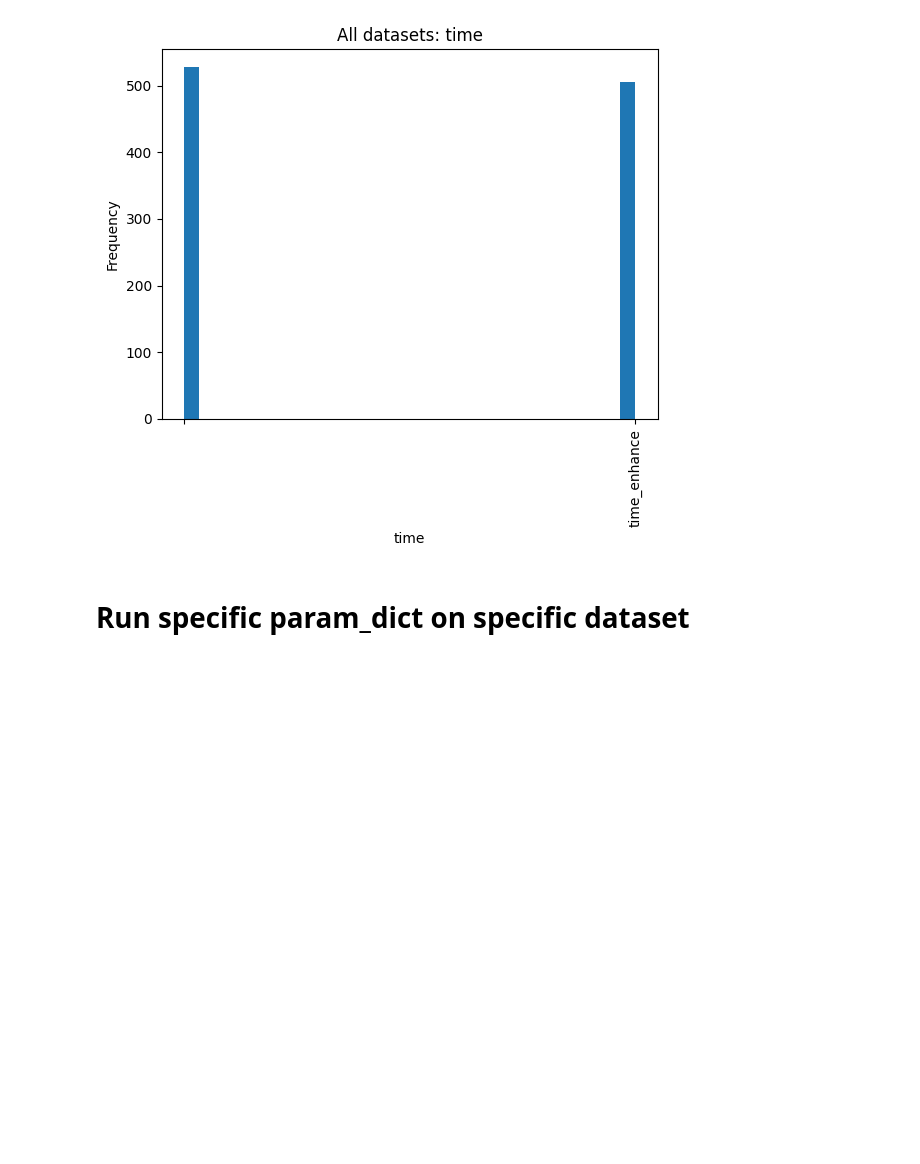
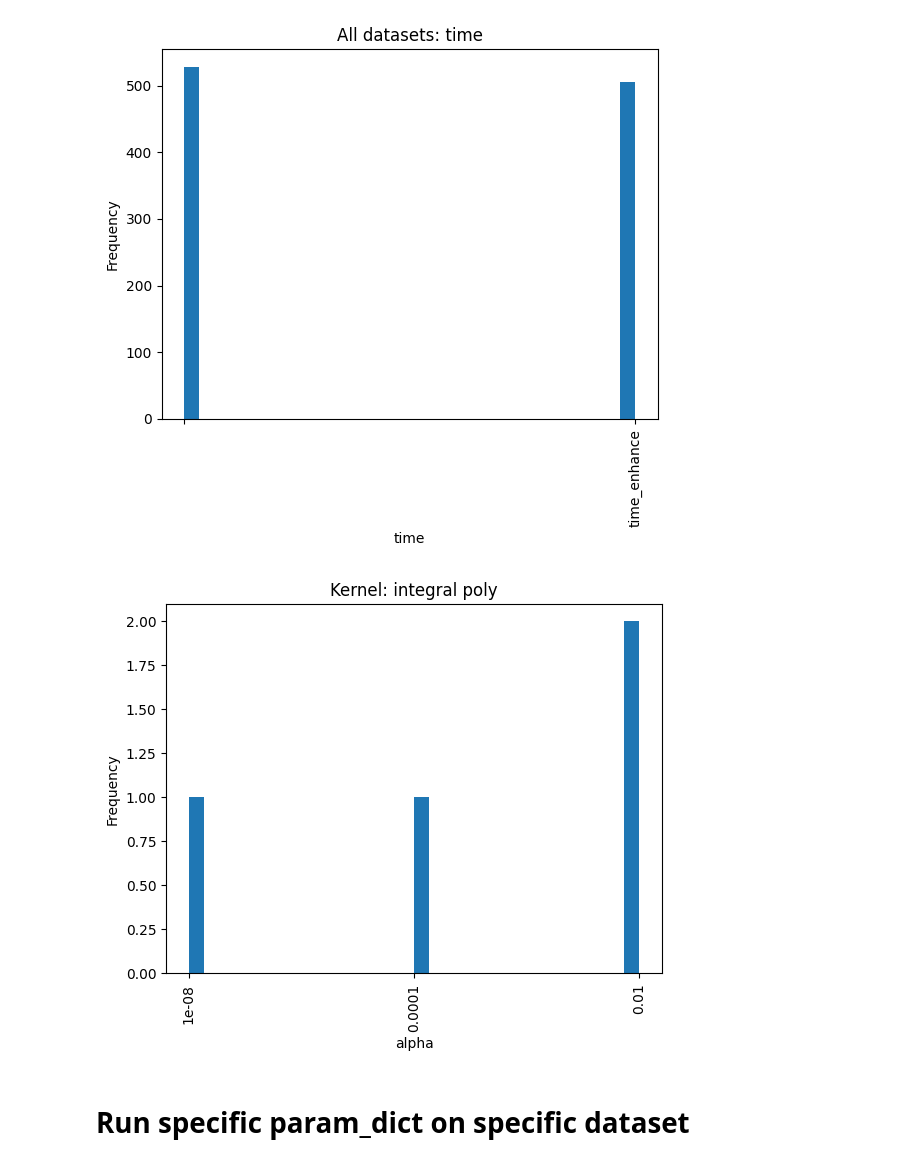
Before and after one commit to nikitazozoulenko/kernel-timeseries-anomaly-detection, a Jupyter notebook: print_results.ipynb, the cells around one changed output. Drawn from its saved outputs; the diff is of its cells as text; code cells hidden in the pictures; blank space fills up the shorter version.

```diff
--- a/print_results.ipynb
+++ b/print_results.ipynb
@@ -238,3 +236,7 @@ plot_cv_params_single_kernel(cv_results, "n_features", "rand sig tanh")
+# %%
+plot_cv_params_single_kernel(cv_results, "alpha", "integral poly", datasets=["SelfRegulationSCP1"])
+# %% [output]
+[figure, added]
 # %% [markdown]
 # Run specific param_dict on specific dataset
 # %%
```
Also changed, not shown: parts of 2 cells of this notebook, 14 other files.
